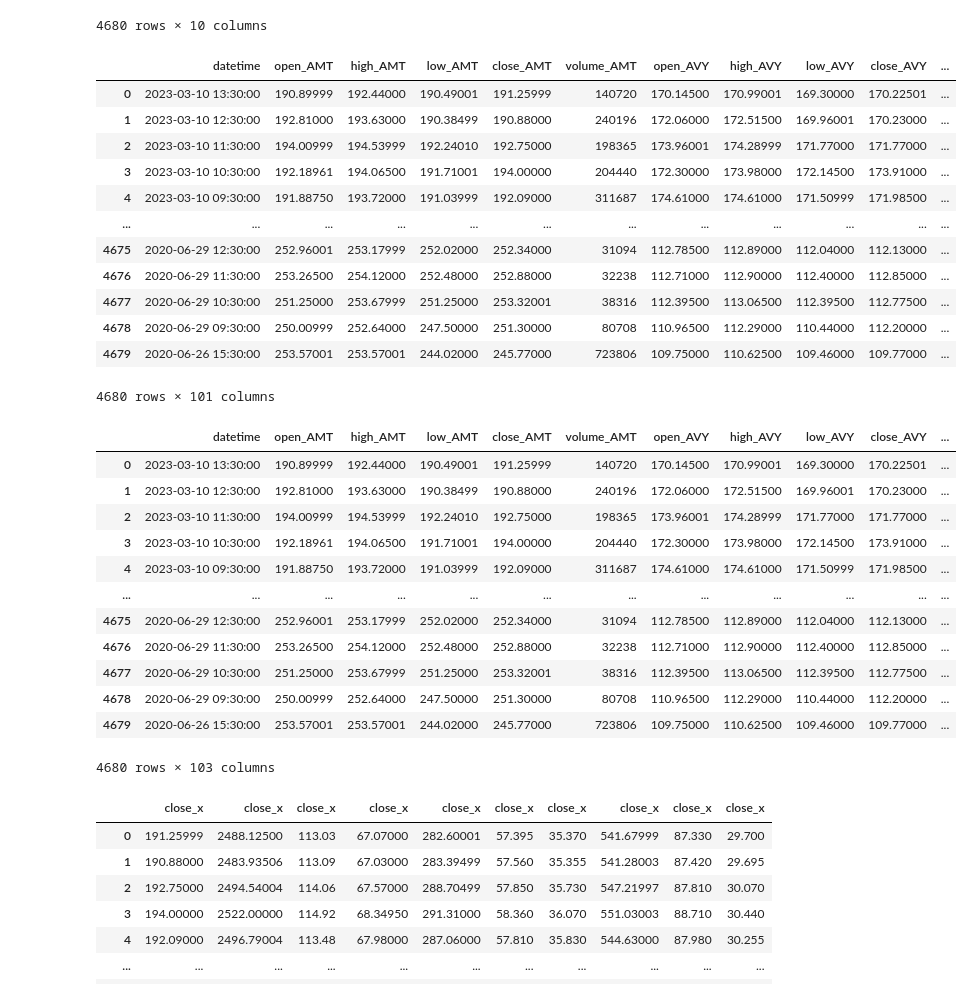
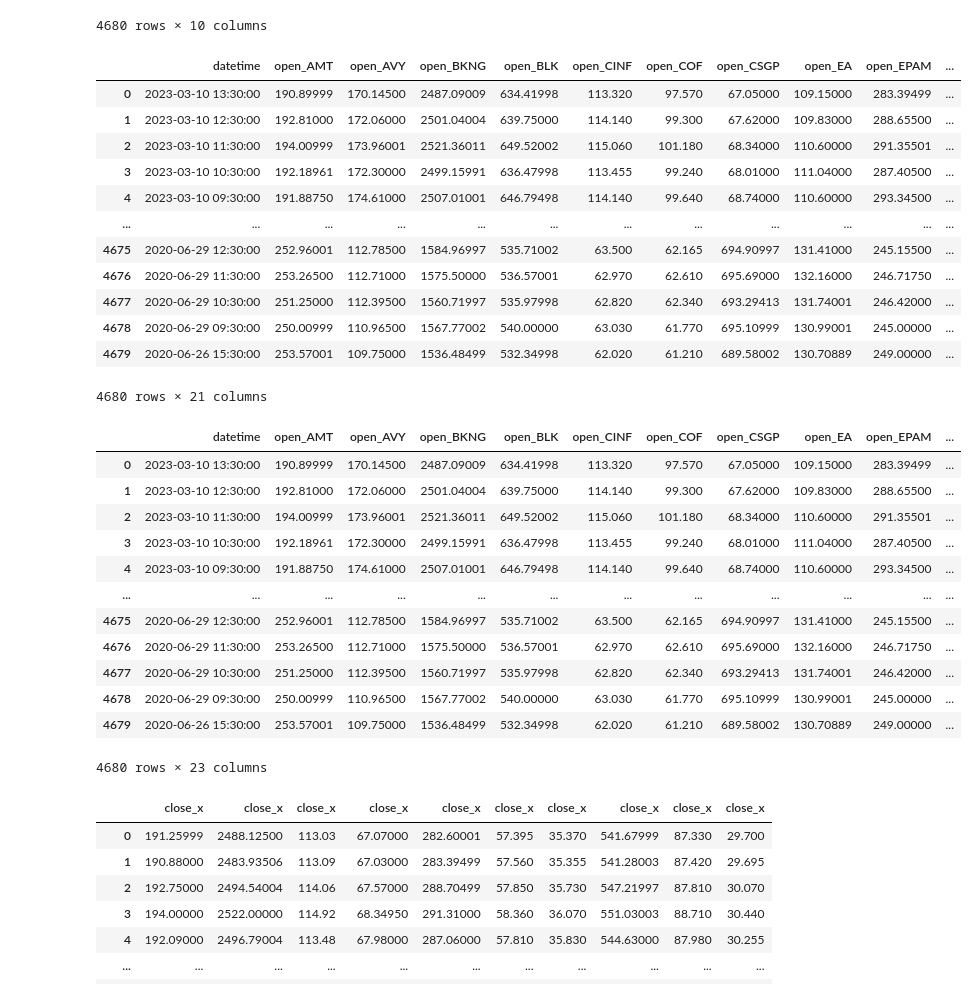
Before and after one commit to makibrte/finance-team, a Jupyter notebook: notebooks/stock_data.ipynb, the cells around one changed output. Saved outputs shown, nothing was run; the diff lists cells and outputs as text; code cells hidden in the pictures.

```diff
--- a/notebooks/stock_data.ipynb
+++ b/notebooks/stock_data.ipynb
@@ -367,39 +367,39 @@ for n, col in enumerate(stocks_df_temp.columns):
 # %%
 stocks_df_temp.columns = cols
 for col in stocks_df_temp.columns:
-    if col.split('_')[0] != 'open':
+    if col.split('_')[0] != 'open' and col != 'datetime':
         stocks_df_temp = stocks_df_temp.drop([col],axis=1)
 stocks_df_temp
 # %% [output]
-|  | datetime | open_AMT | high_AMT | low_AMT | close_AMT | volume_AMT | open_AVY | high_AVY | low_AVY | close_AVY | ... |
-| 0 | 2023-03-10 13:30:00 | 190.89999 | 192.44000 | 190.49001 | 191.25999 | 140720 | 170.14500 | 170.99001 | 169.30000 | 170.22501 | ... |
-| 1 | 2023-03-10 12:30:00 | 192.81000 | 193.63000 | 190.38499 | 190.88000 | 240196 | 172.06000 | 172.51500 | 169.96001 | 170.23000 | ... |
-| 2 | 2023-03-10 11:30:00 | 194.00999 | 194.53999 | 192.24010 | 192.75000 | 198365 | 173.96001 | 174.28999 | 171.77000 | 171.77000 | ... |
-| 3 | 2023-03-10 10:30:00 | 192.18961 | 194.06500 | 191.71001 | 194.00000 | 204440 | 172.30000 | 173.98000 | 172.14500 | 173.91000 | ... |
-| 4 | 2023-03-10 09:30:00 | 191.88750 | 193.72000 | 191.03999 | 192.09000 | 311687 | 174.61000 | 174.61000 | 171.50999 | 171.98500 | ... |
+|  | datetime | open_AMT | open_AVY | open_BKNG | open_BLK | open_CINF | open_COF | open_CSGP | open_EA | open_EPAM | ... |
+| 0 | 2023-03-10 13:30:00 | 190.89999 | 170.14500 | 2487.09009 | 634.41998 | 113.320 | 97.570 | 67.05000 | 109.15000 | 283.39499 | ... |
+| 1 | 2023-03-10 12:30:00 | 192.81000 | 172.06000 | 2501.04004 | 639.75000 | 114.140 | 99.300 | 67.62000 | 109.83000 | 288.65500 | ... |
+| 2 | 2023-03-10 11:30:00 | 194.00999 | 173.96001 | 2521.36011 | 649.52002 | 115.060 | 101.180 | 68.34000 | 110.60000 | 291.35501 | ... |
+| 3 | 2023-03-10 10:30:00 | 192.18961 | 172.30000 | 2499.15991 | 636.47998 | 113.455 | 99.240 | 68.01000 | 111.04000 | 287.40500 | ... |
+| 4 | 2023-03-10 09:30:00 | 191.88750 | 174.61000 | 2507.01001 | 646.79498 | 114.140 | 99.640 | 68.74000 | 110.60000 | 293.34500 | ... |
 | ... | ... | ... | ... | ... | ... | ... | ... | ... | ... | ... | ... |
-| 4675 | 2020-06-29 12:30:00 | 252.96001 | 253.17999 | 252.02000 | 252.34000 | 31094 | 112.78500 | 112.89000 | 112.04000 | 112.13000 | ... |
-| 4676 | 2020-06-29 11:30:00 | 253.26500 | 254.12000 | 252.48000 | 252.88000 | 32238 | 112.71000 | 112.90000 | 112.40000 | 112.85000 | ... |
-| 4677 | 2020-06-29 10:30:00 | 251.25000 | 253.67999 | 251.25000 | 253.32001 | 38316 | 112.39500 | 113.06500 | 112.39500 | 112.77500 | ... |
-| 4678 | 2020-06-29 09:30:00 | 250.00999 | 252.64000 | 247.50000 | 251.30000 | 80708 | 110.96500 | 112.29000 | 110.44000 | 112.20000 | ... |
-| 4679 | 2020-06-26 15:30:00 | 253.57001 | 253.57001 | 244.02000 | 245.77000 | 723806 | 109.75000 | 110.62500 | 109.46000 | 109.77000 | ... |
+| 4675 | 2020-06-29 12:30:00 | 252.96001 | 112.78500 | 1584.96997 | 535.71002 | 63.500 | 62.165 | 694.90997 | 131.41000 | 245.15500 | ... |
+| 4676 | 2020-06-29 11:30:00 | 253.26500 | 112.71000 | 1575.50000 | 536.57001 | 62.970 | 62.610 | 695.69000 | 132.16000 | 246.71750 | ... |
+| 4677 | 2020-06-29 10:30:00 | 251.25000 | 112.39500 | 1560.71997 | 535.97998 | 62.820 | 62.340 | 693.29413 | 131.74001 | 246.42000 | ... |
+| 4678 | 2020-06-29 09:30:00 | 250.00999 | 110.96500 | 1567.77002 | 540.00000 | 63.030 | 61.770 | 695.10999 | 130.99001 | 245.00000 | ... |
+| 4679 | 2020-06-26 15:30:00 | 253.57001 | 109.75000 | 1536.48499 | 532.34998 | 62.020 | 61.210 | 689.58002 | 130.70889 | 249.00000 | ... |
-4680 rows × 101 columns
+4680 rows × 21 columns
 # %%
 stocks_df_temp['datetime'] = pd.to_datetime(stocks_df_temp['datetime'])
 stocks_df_temp['date'] = pd.to_datetime(stocks_df_temp['datetime'].dt.date)
 stocks_df_temp['hour'] = stocks_df_temp['datetime'].dt.hour + stocks_df_temp['datetime'].dt.minute / 60
 stocks_df_temp
 # %% [output]
-|  | datetime | open_AMT | high_AMT | low_AMT | close_AMT | volume_AMT | open_AVY | high_AVY | low_AVY | close_AVY | ... |
-| 0 | 2023-03-10 13:30:00 | 190.89999 | 192.44000 | 190.49001 | 191.25999 | 140720 | 170.14500 | 170.99001 | 169.30000 | 170.22501 | ... |
-| 1 | 2023-03-10 12:30:00 | 192.81000 | 193.63000 | 190.38499 | 190.88000 | 240196 | 172.06000 | 172.51500 | 169.96001 | 170.23000 | ... |
-| 2 | 2023-03-10 11:30:00 | 194.00999 | 194.53999 | 192.24010 | 192.75000 | 198365 | 173.96001 | 174.28999 | 171.77000 | 171.77000 | ... |
-| 3 | 2023-03-10 10:30:00 | 192.18961 | 194.06500 | 191.71001 | 194.00000 | 204440 | 172.30000 | 173.98000 | 172.14500 | 173.91000 | ... |
-| 4 | 2023-03-10 09:30:00 | 191.88750 | 193.72000 | 191.03999 | 192.09000 | 311687 | 174.61000 | 174.61000 | 171.50999 | 171.98500 | ... |
+|  | datetime | open_AMT | open_AVY | open_BKNG | open_BLK | open_CINF | open_COF | open_CSGP | open_EA | open_EPAM | ... |
+| 0 | 2023-03-10 13:30:00 | 190.89999 | 170.14500 | 2487.09009 | 634.41998 | 113.320 | 97.570 | 67.05000 | 109.15000 | 283.39499 | ... |
+| 1 | 2023-03-10 12:30:00 | 192.81000 | 172.06000 | 2501.04004 | 639.75000 | 114.140 | 99.300 | 67.62000 | 109.83000 | 288.65500 | ... |
+| 2 | 2023-03-10 11:30:00 | 194.00999 | 173.96001 | 2521.36011 | 649.52002 | 115.060 | 101.180 | 68.34000 | 110.60000 | 291.35501 | ... |
+| 3 | 2023-03-10 10:30:00 | 192.18961 | 172.30000 | 2499.15991 | 636.47998 | 113.455 | 99.240 | 68.01000 | 111.04000 | 287.40500 | ... |
+| 4 | 2023-03-10 09:30:00 | 191.88750 | 174.61000 | 2507.01001 | 646.79498 | 114.140 | 99.640 | 68.74000 | 110.60000 | 293.34500 | ... |
 | ... | ... | ... | ... | ... | ... | ... | ... | ... | ... | ... | ... |
-| 4675 | 2020-06-29 12:30:00 | 252.96001 | 253.17999 | 252.02000 | 252.34000 | 31094 | 112.78500 | 112.89000 | 112.04000 | 112.13000 | ... |
-| 4676 | 2020-06-29 11:30:00 | 253.26500 | 254.12000 | 252.48000 | 252.88000 | 32238 | 112.71000 | 112.90000 | 112.40000 | 112.85000 | ... |
-| 4677 | 2020-06-29 10:30:00 | 251.25000 | 253.67999 | 251.25000 | 253.32001 | 38316 | 112.39500 | 113.06500 | 112.39500 | 112.77500 | ... |
-| 4678 | 2020-06-29 09:30:00 | 250.00999 | 252.64000 | 247.50000 | 251.30000 | 80708 | 110.96500 | 112.29000 | 110.44000 | 112.20000 | ... |
-| 4679 | 2020-06-26 15:30:00 | 253.57001 | 253.57001 | 244.02000 | 245.77000 | 723806 | 109.75000 | 110.62500 | 109.46000 | 109.77000 | ... |
+| 4675 | 2020-06-29 12:30:00 | 252.96001 | 112.78500 | 1584.96997 | 535.71002 | 63.500 | 62.165 | 694.90997 | 131.41000 | 245.15500 | ... |
+| 4676 | 2020-06-29 11:30:00 | 253.26500 | 112.71000 | 1575.50000 | 536.57001 | 62.970 | 62.610 | 695.69000 | 132.16000 | 246.71750 | ... |
+| 4677 | 2020-06-29 10:30:00 | 251.25000 | 112.39500 | 1560.71997 | 535.97998 | 62.820 | 62.340 | 693.29413 | 131.74001 | 246.42000 | ... |
+| 4678 | 2020-06-29 09:30:00 | 250.00999 | 110.96500 | 1567.77002 | 540.00000 | 63.030 | 61.770 | 695.10999 | 130.99001 | 245.00000 | ... |
+| 4679 | 2020-06-26 15:30:00 | 253.57001 | 109.75000 | 1536.48499 | 532.34998 | 62.020 | 61.210 | 689.58002 | 130.70889 | 249.00000 | ... |
-4680 rows × 103 columns
+4680 rows × 23 columns
```
Also changed, not shown: parts of 2 cells of this notebook, 4 other files.
